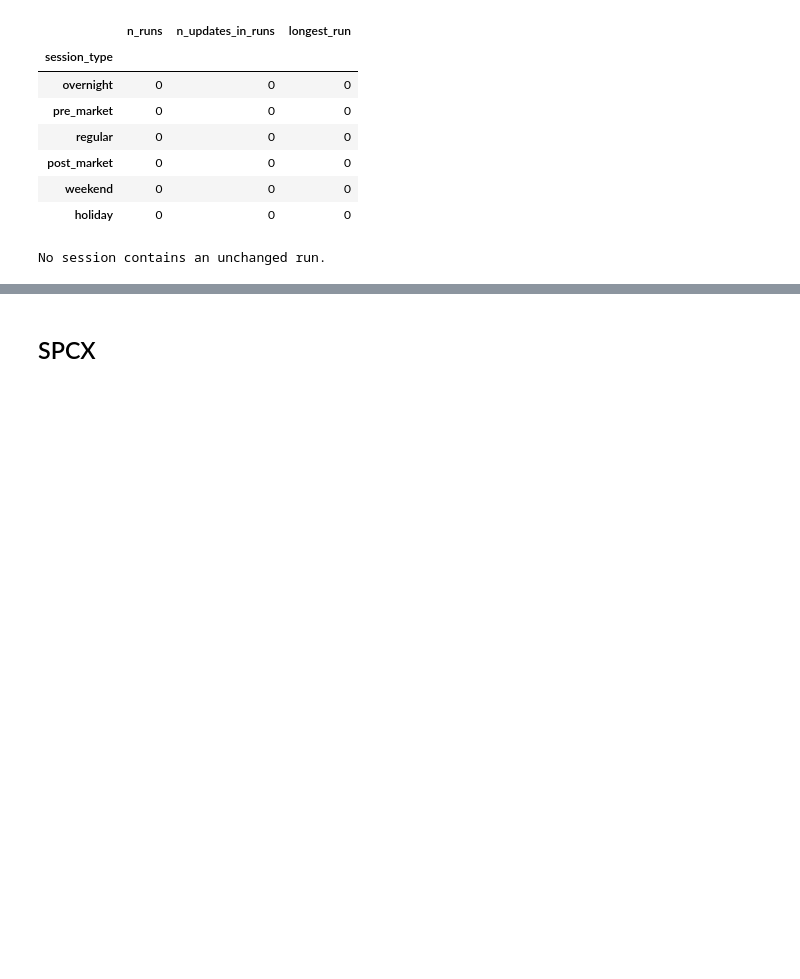
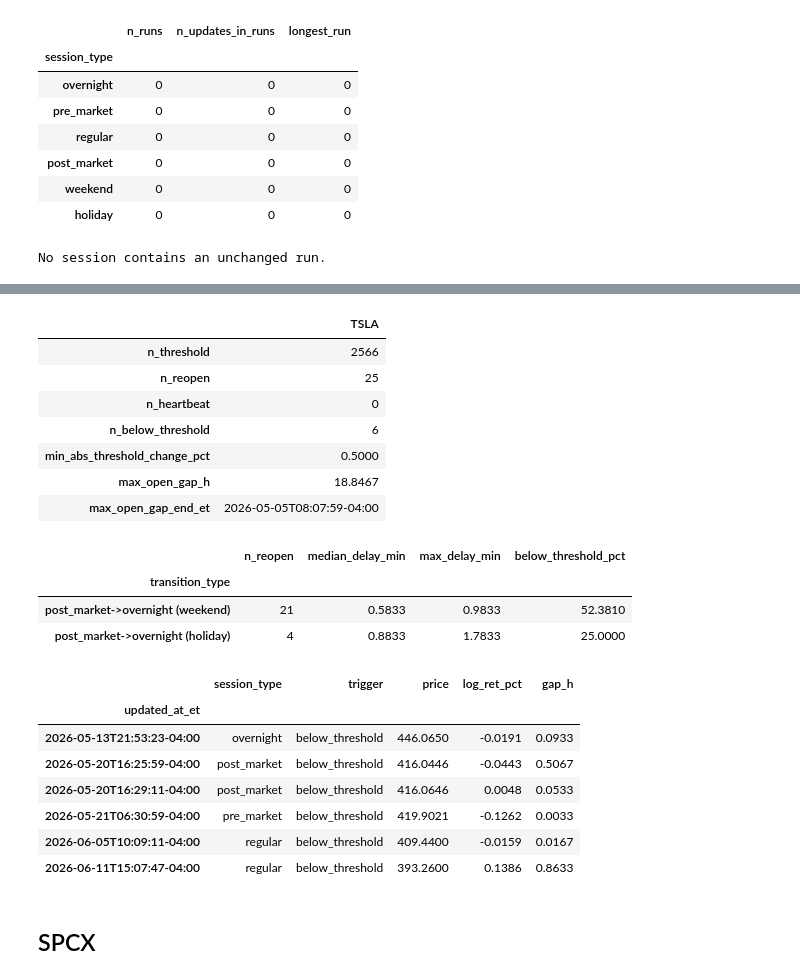
Before and after one commit to Robert29000/tokenized-price-feed-research, a Jupyter notebook: research.ipynb, the cells around one changed output, grey strips where cells are left out. Drawn from its saved outputs; the diff is of its cells as text; code cells hidden in the pictures; blank space fills up the shorter version.

```diff
--- a/research.ipynb
+++ b/research.ipynb
@@ -552,3 +945,26 @@ No session contains an unchanged run.
+# %%
+trigger_check(feeds["TSLA"])
+# %% [output]
+|  | TSLA |
+| n_threshold | 2566 |
+| n_reopen | 25 |
+| n_heartbeat | 0 |
+| n_below_threshold | 6 |
+| min_abs_threshold_change_pct | 0.5000 |
+| max_open_gap_h | 18.8467 |
+| max_open_gap_end_et | 2026-05-05T08:07:59-04:00 |
+|  | n_reopen | median_delay_min | max_delay_min | below_threshold_pct |
+| transition_type |  |  |  |  |
+| post_market->overnight (weekend) | 21 | 0.5833 | 0.9833 | 52.3810 |
+| post_market->overnight (holiday) | 4 | 0.8833 | 1.7833 | 25.0000 |
+|  | session_type | trigger | price | log_ret_pct | gap_h |
+| updated_at_et |  |  |  |  |  |
+| 2026-05-13T21:53:23-04:00 | overnight | below_threshold | 446.0650 | -0.0191 | 0.0933 |
+| 2026-05-20T16:25:59-04:00 | post_market | below_threshold | 416.0446 | -0.0443 | 0.5067 |
+| 2026-05-20T16:29:11-04:00 | post_market | below_threshold | 416.0646 | 0.0048 | 0.0533 |
+| 2026-05-21T06:30:59-04:00 | pre_market | below_threshold | 419.9021 | -0.1262 | 0.0033 |
+| 2026-06-05T10:09:11-04:00 | regular | below_threshold | 409.4400 | -0.0159 | 0.0167 |
+| 2026-06-11T15:07:47-04:00 | regular | below_threshold | 393.2600 | 0.1386 | 0.8633 |
 # %% [markdown]
 ## SPCX
 # %% [markdown]
```
Also changed, not shown: parts of 40 cells of this notebook, 14 other files.
